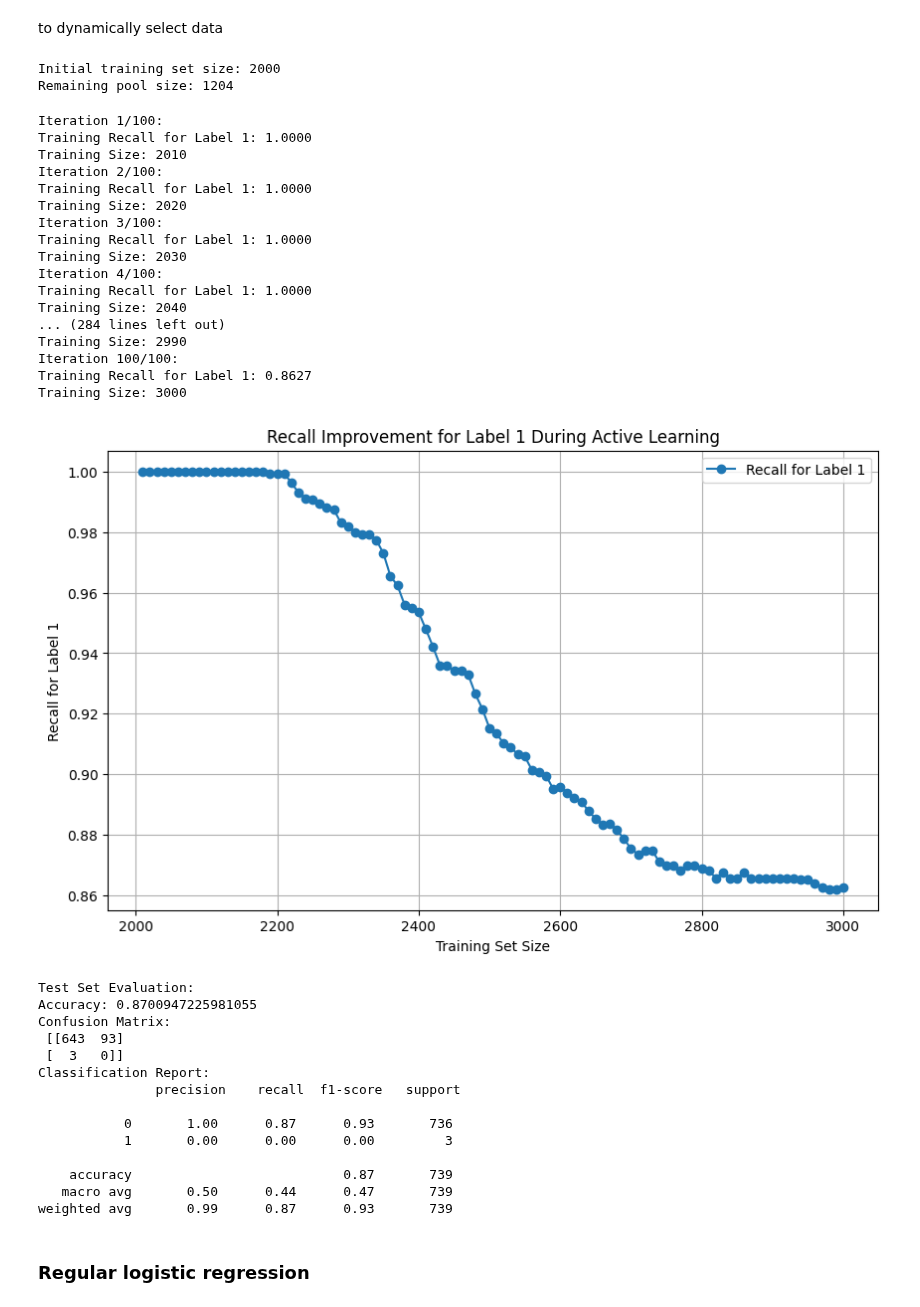
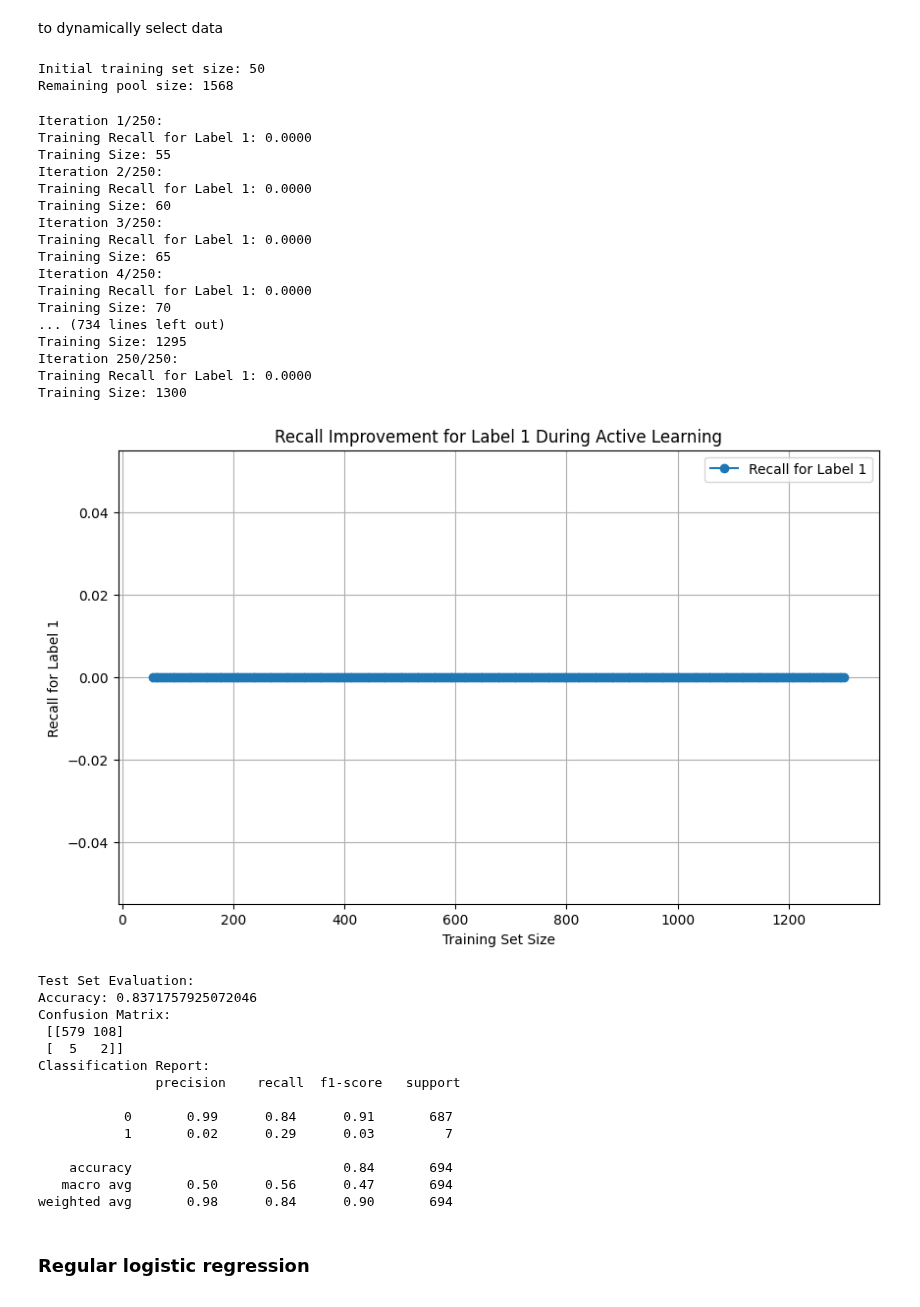
Before and after one commit to Tommy-Las/WatfordFC, a Jupyter notebook: ML_Model.ipynb, the cells around one changed output. Cells and saved outputs as stored; diff of their text form; code cells hidden in the pictures.

```diff
--- a/ML_Model.ipynb
+++ b/ML_Model.ipynb
@@ -395,3 +388,20 @@ X_test_scaled = scaler.transform(X_test)
+# %%
+# Create the model
+logistic_model = LogisticRegression(random_state=42, max_iter=1000, class_weight='balanced')
+
+# Select metrics_numeric columns
+metrics_numeric = ['TD-1', '>19.8-1', '>25-1', 'ACC-1', 'DEC-1',
+                   'Sprints-1', 'TD-3', '>19.8-3', '>25-3', 'ACC-3', 'DEC-3',
+                   'Sprints-3', 'TD-7', '>19.8-7', '>25-7', 'ACC-7', 'DEC-7',
+                   'Sprints-7', 'TD-21', '>19.8-21', '>25-21', 'ACC-21',
+                   'DEC-21', 'Sprints-21']
+
+# Initialize the scaler
+scaler = MinMaxScaler()
+
+# Scale only metrics_numeric columns
+X_train_scaled = scaler.fit_transform(X_train)
+X_test_scaled = scaler.transform(X_test)
 # %% [markdown]
 ### Logistic Regression Active learning
 # %% [markdown]
@@ -402,7 +412,7 @@ X_all = X_train_scaled  # Scaled features
 y_all = y_train.values  # Labels
 
 # Start with a small labeled dataset from the bottom of the sorted DataFrame
-initial_samples = 2000  # Number of initial samples
+initial_samples = 50  # Number of initial samples
 X_train_active = X_all[-initial_samples:]  # Select the last `initial_samples` rows
 y_train_active = y_all[-initial_samples:]  # Corresponding labels
 
@@ -413,12 +423,12 @@ y_pool = y_all[:-initial_samples]
 print(f"Initial training set size: {len(X_train_active)}")
 print(f"Remaining pool size: {len(X_pool)}")
 # %% [output]
-Initial training set size: 2000
-Remaining pool size: 1204
+Initial training set size: 50
+Remaining pool size: 1568
 # %%
 # Parameters for active learning
-n_iterations = 100  # Number of active learning iterations
-samples_per_iteration = 10  # Samples to add in each iteration
+n_iterations = 250  # Number of active learning iterations
+samples_per_iteration = 5  # Samples to add in each iteration
 
 # To store metrics for visualization
 train_recall_label1_scores = []
@@ -437,51 +447,51 @@ for i in range(n_iterations):
 
     # Add the most uncertain samples to the training set
     X_train_active = np.vstack((X_train_active, X_pool[uncertain_indices]))
     y_train_active = np.hstack((y_train_active, y_pool[uncertain_indices]))
 
     # Remove these samples from the pool
     X_pool = np.delete(X_pool, uncertain_indices, axis=0)
     y_pool = np.delete(y_pool, uncertain_indices, axis=0)
 
     # Evaluate recall for label 1
     y_train_pred = logistic_model.predict(X_train_active)
     recall_label1 = recall_score(y_train_active, y_train_pred, pos_label=1)  # Focus on label 1
     train_recall_label1_scores.append(recall_label1)
     train_sizes.append(len(y_train_active))
 
     print(f"Iteration {i + 1}/{n_iterations}:")
     print(f"Training Recall for Label 1: {recall_label1:.4f}")
     print(f"Training Size: {len(y_train_active)}")
 
 
 # Plot recall improvement for label 1
 plt.figure(figsize=(10, 6))
 plt.plot(train_sizes, train_recall_label1_scores, marker='o', label="Recall for Label 1")
 plt.xlabel("Training Set Size")
 plt.ylabel("Recall for Label 1")
 plt.title("Recall Improvement for Label 1 During Active Learning")
 plt.legend()
 plt.grid()
 plt.show()
 # %% [output]
-Iteration 1/100:
-Training Recall for Label 1: 1.0000
-Training Size: 2010
-Iteration 2/100:
-Training Recall for Label 1: 1.0000
-Training Size: 2020
-Iteration 3/100:
-Training Recall for Label 1: 1.0000
-Training Size: 2030
-Iteration 4/100:
-Training Recall for Label 1: 1.0000
-Training Size: 2040
-... (284 lines left out)
-Training Size: 2990
-Iteration 100/100:
-Training Recall for Label 1: 0.8627
-Training Size: 3000
+Iteration 1/250:
+Training Recall for Label 1: 0.0000
+Training Size: 55
+Iteration 2/250:
+Training Recall for Label 1: 0.0000
+Training Size: 60
+Iteration 3/250:
+Training Recall for Label 1: 0.0000
+Training Size: 65
+Iteration 4/250:
+Training Recall for Label 1: 0.0000
+Training Size: 70
+... (734 lines left out)
+Training Size: 1295
+Iteration 250/250:
+Training Recall for Label 1: 0.0000
+Training Size: 1300
-[figure, old version]
+[figure, new version]
 # %%
 # Evaluate on test data
 y_test_pred = logistic_model.predict(X_test_scaled)
@@ -491,19 +501,19 @@ print("Confusion Matrix:\n", confusion_matrix(y_test, y_test_pred))
 print("Classification Report:\n", classification_report(y_test, y_test_pred))
 # %% [output]
 Test Set Evaluation:
-Accuracy: 0.8700947225981055
+Accuracy: 0.8371757925072046
 Confusion Matrix:
- [[643  93]
- [  3   0]]
+ [[579 108]
+ [  5   2]]
 Classification Report:
                precision    recall  f1-score   support
 
-           0       1.00      0.87      0.93       736
-           1       0.00      0.00      0.00         3
+           0       0.99      0.84      0.91       687
+           1       0.02      0.29      0.03         7
 
-    accuracy                           0.87       739
-   macro avg       0.50      0.44      0.47       739
-weighted avg       0.99      0.87      0.93       739
+    accuracy                           0.84       694
+   macro avg       0.50      0.56      0.47       694
+weighted avg       0.98      0.84      0.90       694
 # %% [markdown]
 ### Regular logistic regression
 # %%
```
Also changed, not shown: parts of 10 cells of this notebook.
